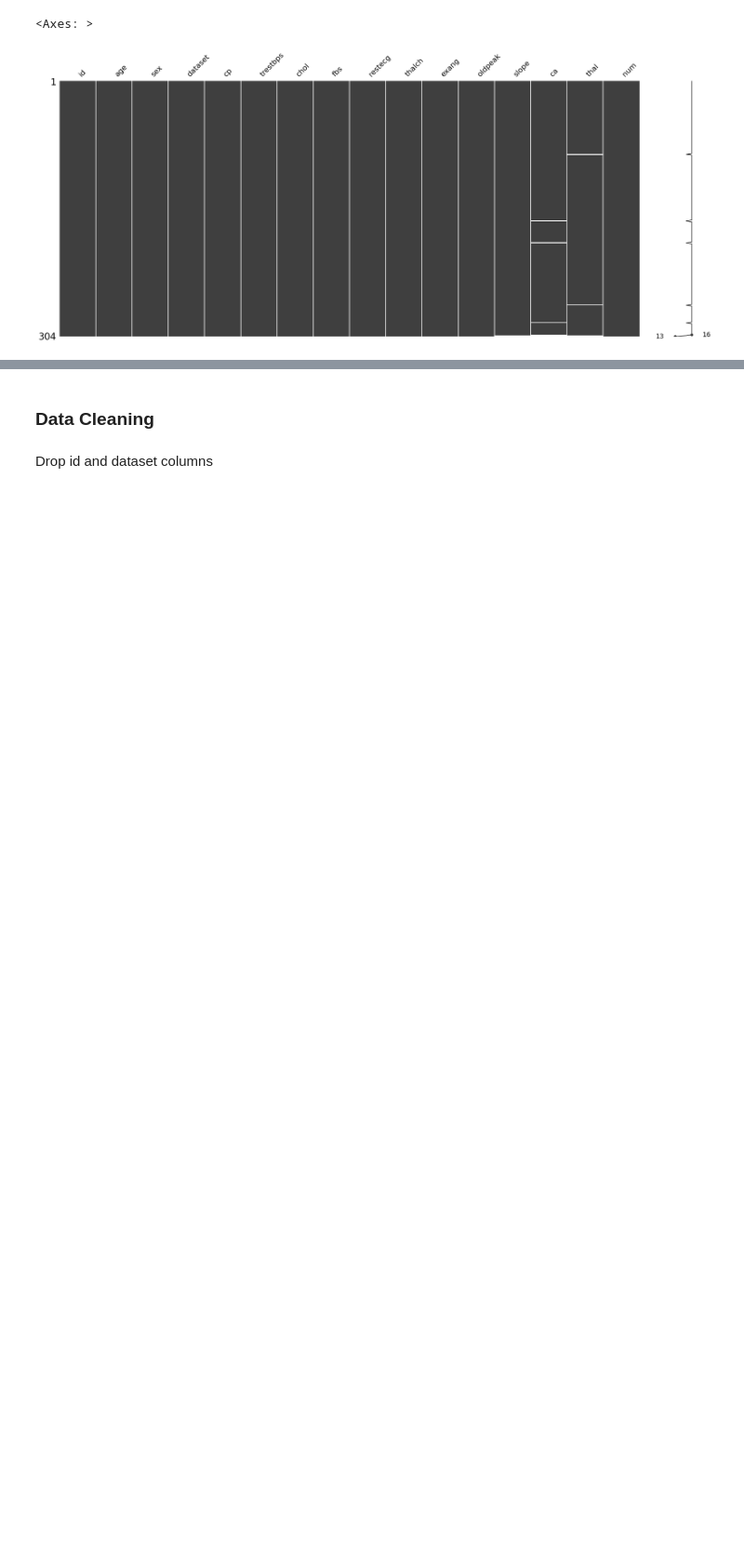
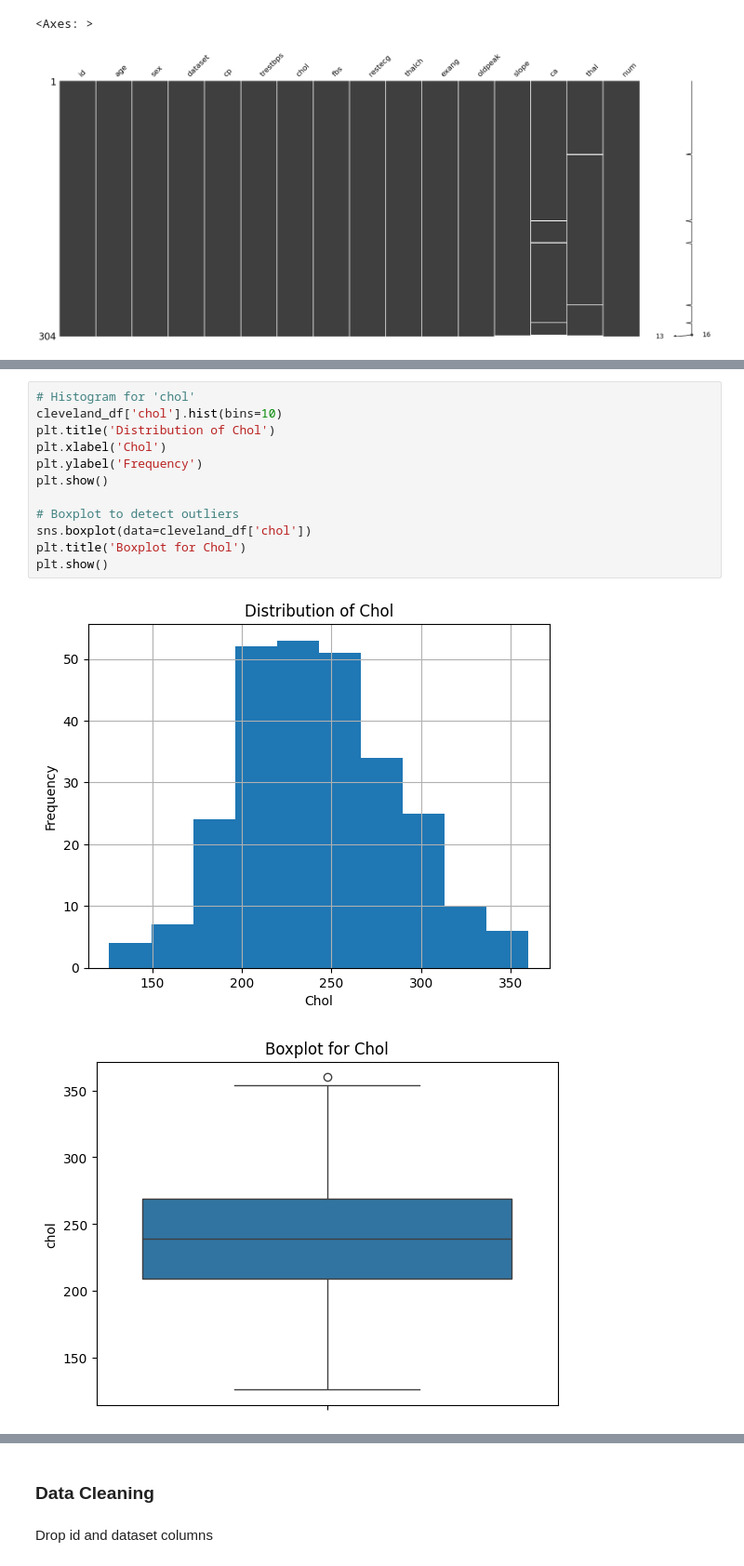
Before and after one commit to adriacv17/Capstone-Project-Heart-Disease, a Jupyter notebook: heart_disease_prediction.ipynb, the cells around one changed output, grey strips where cells are left out. Shown: that part at 93% size. Cells and saved outputs as stored; diff of their text form; blank space fills up the shorter version.

```diff
--- a/heart_disease_prediction.ipynb
+++ b/heart_disease_prediction.ipynb
@@ -107,0 +126,15 @@ dtype: int64
+# %%
+# Histogram for 'chol'
+cleveland_df['chol'].hist(bins=10)
+plt.title('Distribution of Chol')
+plt.xlabel('Chol')
+plt.ylabel('Frequency')
+plt.show()
+
+# Boxplot to detect outliers
+sns.boxplot(data=cleveland_df['chol'])
+plt.title('Boxplot for Chol')
+plt.show()
+# %% [output]
+[figure, added]
+[figure, added]
```
Also changed, not shown: parts of 12 cells of this notebook.
